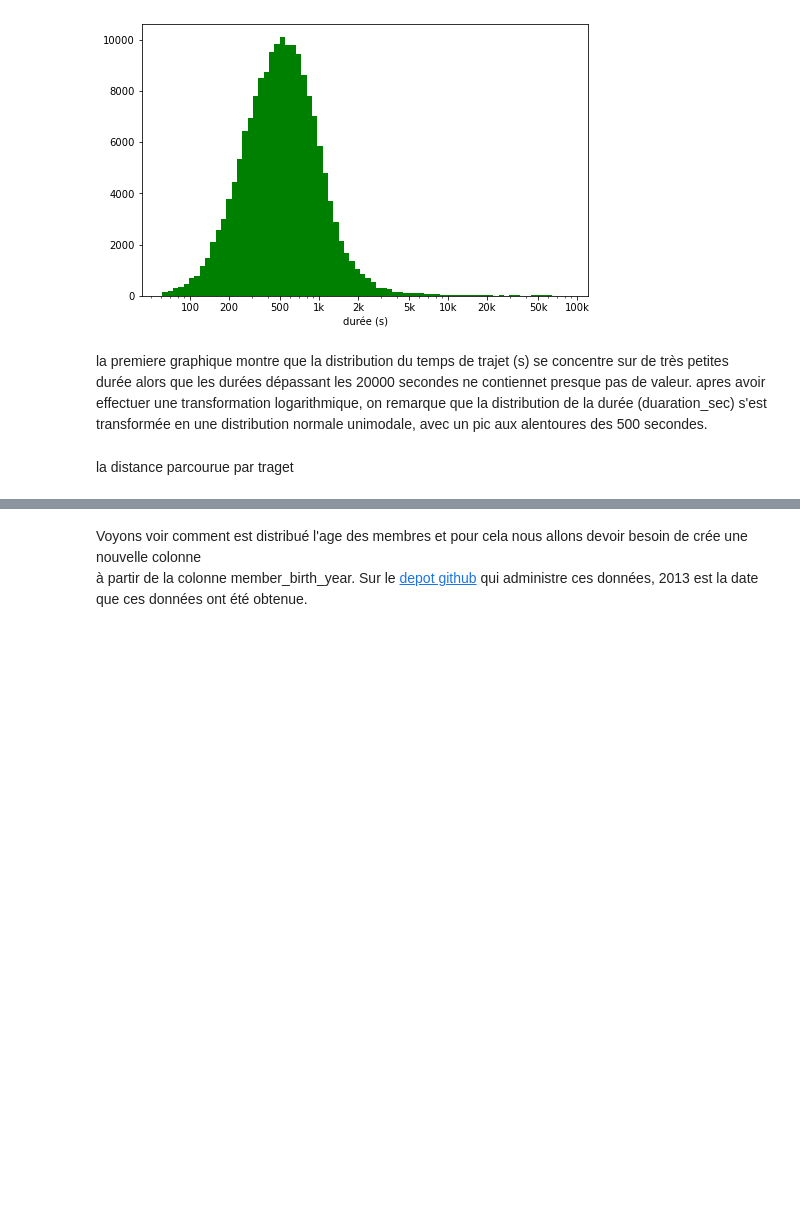
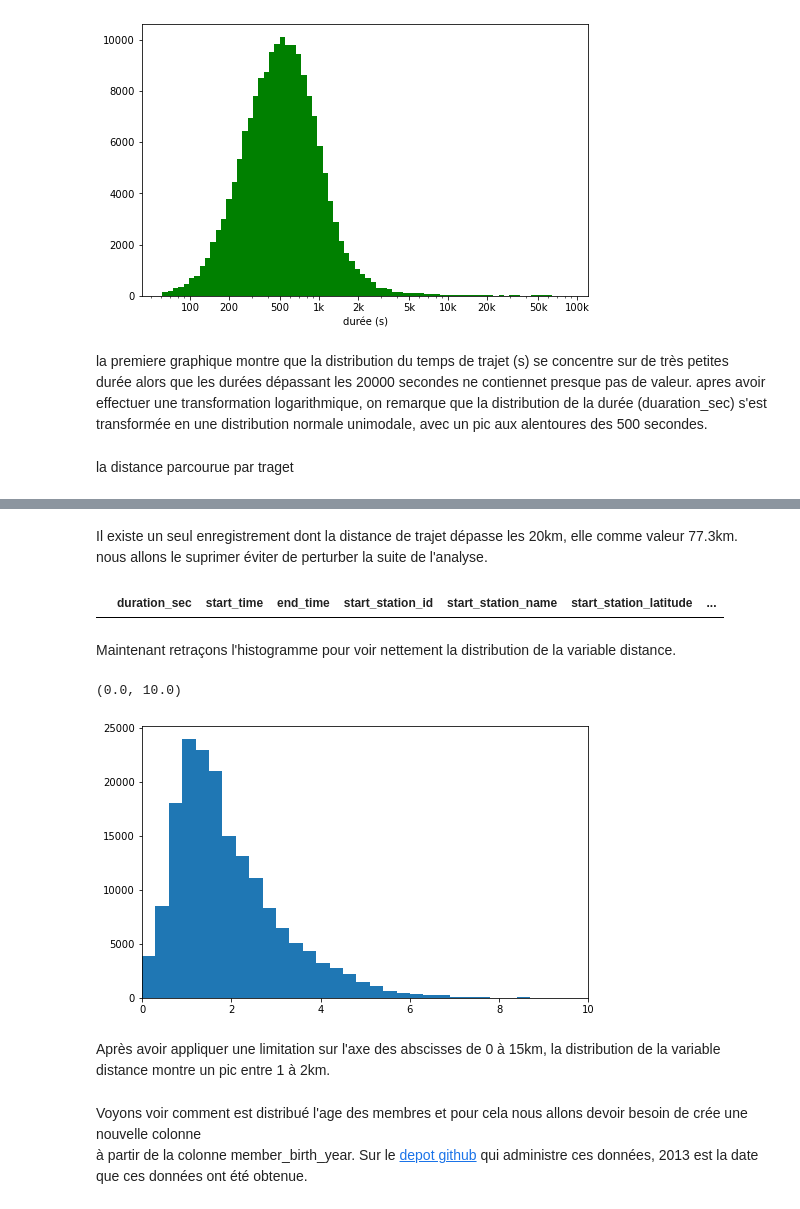
Before and after one commit to ibsom/system_ford_gobike, a Jupyter notebook: Part_I_exploration_FordGoBike.ipynb, the cells around one changed output, grey strips where cells are left out. Saved outputs shown, nothing was run; the diff lists cells and outputs as text; code cells hidden in the pictures; blank space fills up the shorter version.

```diff
--- a/Part_I_exploration_FordGoBike.ipynb
+++ b/Part_I_exploration_FordGoBike.ipynb
@@ -252,0 +260,2 @@ df_bike.distance.max()
+# %% [markdown]
+Il existe un seul enregistrement dont la distance de trajet dépasse les 20km, elle comme valeur 77.3km. nous allons le suprimer éviter de perturber la suite de l'analyse.
@@ -253,6 +265,20 @@ df_bike.distance.max()
+# %%
+#Vérification
+df_bike[df_bike['distance'] > 20]
+# %% [output]
+|  | duration_sec | start_time | end_time | start_station_id | start_station_name | start_station_latitude | ... |
+# %% [markdown]
+Maintenant retraçons l'histogramme pour voir nettement la distribution de la variable distance.
 # %%
 plt.figure(figsize = [8, 5])
-plt.hist(data = df_bike, x = 'distance')
+bins = np.arange(0, df_bike.distance.max()+0.3, 0.3)
+plt.hist(data = df_bike, x = 'distance', bins = bins);
+plt.xlim([0, 10])
+# %% [output]
+(0.0, 10.0)
+[figure, added]
+# %% [markdown]
+Après avoir appliquer une limitation sur l'axe des abscisses de 0 à 15km, la distribution de la variable distance montre un pic entre 1 à 2km.
 # %% [markdown]
 Voyons voir comment est distribué l'age des membres et pour cela nous allons devoir besoin de crée une nouvelle colonne
 à partir de la colonne member_birth_year. Sur le [depot github](https://github.com/BetaNYC/Bike-Share-Data-Best-Practices) qui administre ces données, 2013 est la date que ces données ont été obtenue.
```
Also changed, not shown: parts of 5 cells of this notebook.
